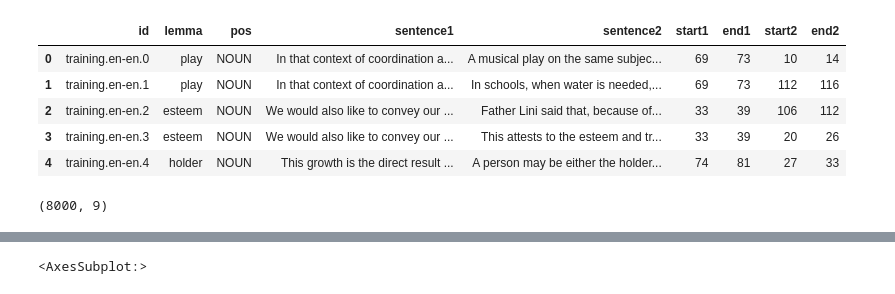
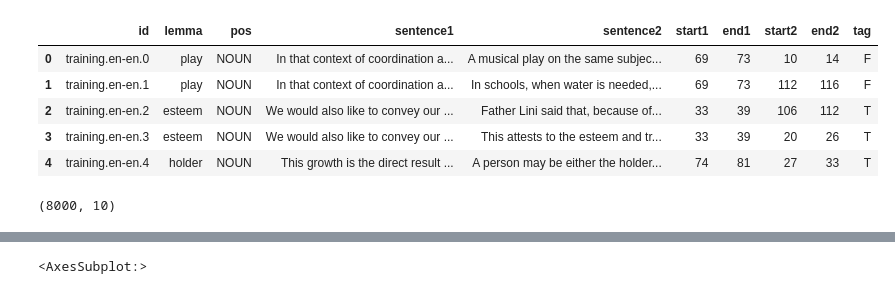
Before and after one commit to zhestyatsky/MCL-WiC, a Jupyter notebook: src/data_stats.ipynb, the cells around one changed output, grey strips where cells are left out. Saved outputs shown, nothing was run; the diff lists cells and outputs as text; code cells hidden in the pictures.

```diff
--- a/src/data_stats.ipynb
+++ b/src/data_stats.ipynb
@@ -8,19 +8,19 @@ with open('../data/training/multilingual/training.en-en.data') as f:
 with open('../data/training/multilingual/training.en-en.gold') as f:
     train_en_en_y = json.load(f)
 
-df_X = pd.DataFrame(train_en_en_X)
-df_y = pd.DataFrame(train_en_en_y)
+df = pd.DataFrame(train_en_en_X)
+df = df.merge(pd.DataFrame(train_en_en_y))
 # %%
-df_X.head()
+df.head()
 # %% [output]
-|  | id | lemma | pos | sentence1 | sentence2 | start1 | end1 | start2 | end2 |
-| 0 | training.en-en.0 | play | NOUN | In that context of coordination a... | A musical play on the same subjec... | 69 | 73 | 10 | 14 |
-| 1 | training.en-en.1 | play | NOUN | In that context of coordination a... | In schools, when water is needed,... | 69 | 73 | 112 | 116 |
-| 2 | training.en-en.2 | esteem | NOUN | We would also like to convey our ... | Father Lini said that, because of... | 33 | 39 | 106 | 112 |
-| 3 | training.en-en.3 | esteem | NOUN | We would also like to convey our ... | This attests to the esteem and tr... | 33 | 39 | 20 | 26 |
-| 4 | training.en-en.4 | holder | NOUN | This growth is the direct result ... | A person may be either the holder... | 74 | 81 | 27 | 33 |
+|  | id | lemma | pos | sentence1 | sentence2 | start1 | end1 | start2 | end2 | tag |
+| 0 | training.en-en.0 | play | NOUN | In that context of coordination a... | A musical play on the same subjec... | 69 | 73 | 10 | 14 | F |
+| 1 | training.en-en.1 | play | NOUN | In that context of coordination a... | In schools, when water is needed,... | 69 | 73 | 112 | 116 | F |
+| 2 | training.en-en.2 | esteem | NOUN | We would also like to convey our ... | Father Lini said that, because of... | 33 | 39 | 106 | 112 | T |
+| 3 | training.en-en.3 | esteem | NOUN | We would also like to convey our ... | This attests to the esteem and tr... | 33 | 39 | 20 | 26 | T |
+| 4 | training.en-en.4 | holder | NOUN | This growth is the direct result ... | A person may be either the holder... | 74 | 81 | 27 | 33 | T |
 # %%
-df_X.shape
+df.shape
 # %% [output]
-(8000, 9)
+(8000, 10)
 # %%
```
Also changed, not shown: parts of 12 cells of this notebook.
